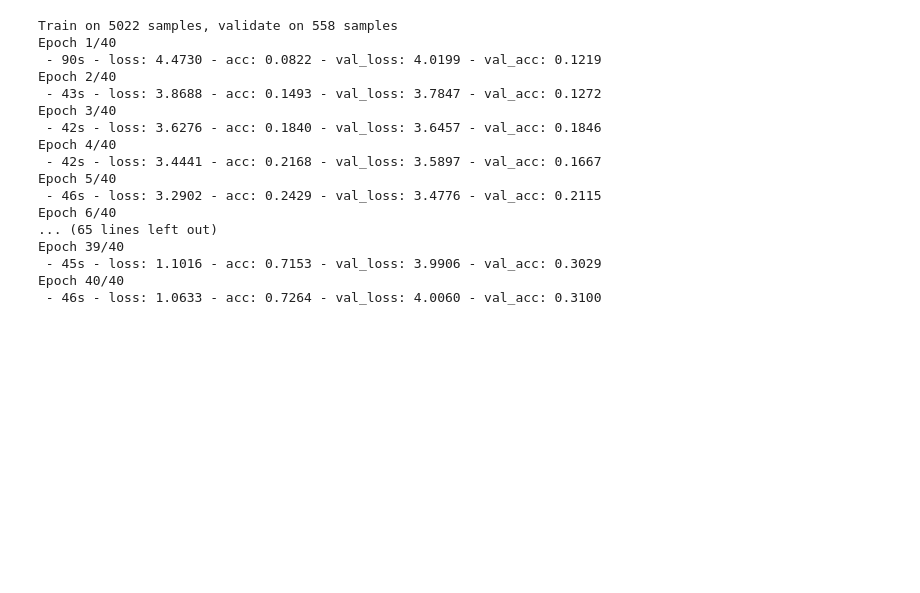
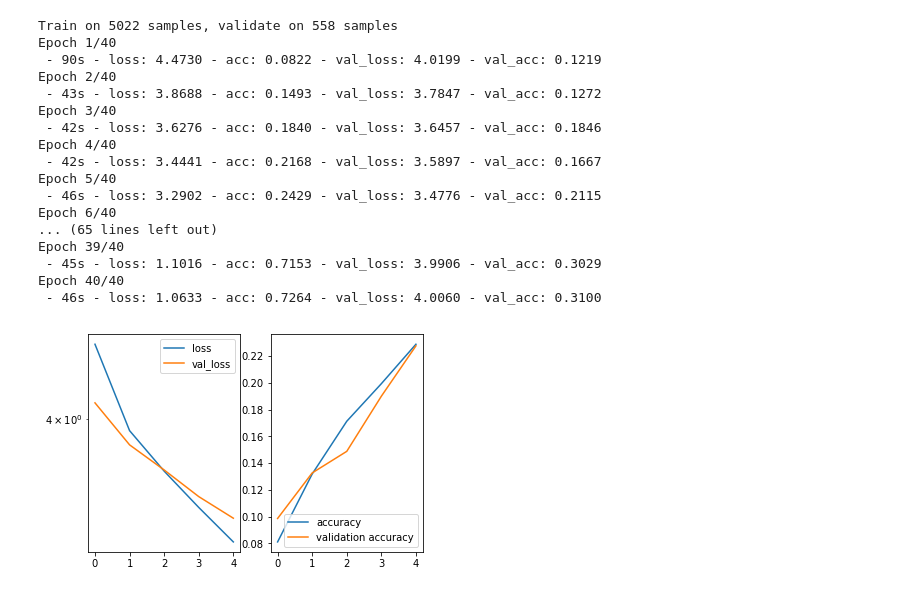
Before and after one commit to nzinov/accompaniator, a Jupyter notebook: ml/Bach.ipynb, the cells around one changed output. Saved outputs shown, nothing was run; the diff lists cells and outputs as text; code cells hidden in the pictures; blank space fills up the shorter version.

Commit message:
add function to plot loss and acc

```diff
--- a/ml/Bach.ipynb
+++ b/ml/Bach.ipynb
@@ -324,3 +286,50 @@ Epoch 39/40
  - 45s - loss: 1.1016 - acc: 0.7153 - val_loss: 3.9906 - val_acc: 0.3029
 Epoch 40/40
  - 46s - loss: 1.0633 - acc: 0.7264 - val_loss: 4.0060 - val_acc: 0.3100
+# %%
+class PlotLearning(keras.callbacks.Callback):
+    def on_train_begin(self, logs={}):
+        self.i = 0
+        self.x = []
+        self.losses = []
+        self.val_losses = []
+        self.acc = []
+        self.val_acc = []
+        self.fig = plt.figure()
+
+        self.logs = []
+
+    def on_epoch_end(self, epoch, logs={}):
+
+        self.logs.append(logs)
+        self.x.append(self.i)
+        self.losses.append(logs.get('loss'))
+        self.val_losses.append(logs.get('val_loss'))
+        self.acc.append(logs.get('acc'))
+        self.val_acc.append(logs.get('val_acc'))
+        self.i += 1
+        f, (ax1, ax2) = plt.subplots(1, 2, sharex=True)
+
+        clear_output(wait=True)
+
+        ax1.set_yscale('log')
+        ax1.plot(self.x, self.losses, label="loss")
+        ax1.plot(self.x, self.val_losses, label="val_loss")
+        ax1.legend()
+
+        ax2.plot(self.x, self.acc, label="accuracy")
+        ax2.plot(self.x, self.val_acc, label="validation accuracy")
+        ax2.legend()
+
+        plt.show();
+
+plot = PlotLearning()
+# %%
+model = Sequential()
+model.add(Embedding(size + 1, 26, input_length=6))
+model.add(LSTM(29))
+model.add(Dense(size, activation='softmax'))
+model.compile(optimizer='adam',loss='sparse_categorical_crossentropy',metrics=['accuracy'])
+model.fit(train_X, train_y, epochs=5, batch_size=1, validation_data=(test_X, test_y), callbacks=[plot]);
+# %% [output]
+[figure, added]
```
Also changed, not shown: parts of 1 cell of this notebook.
